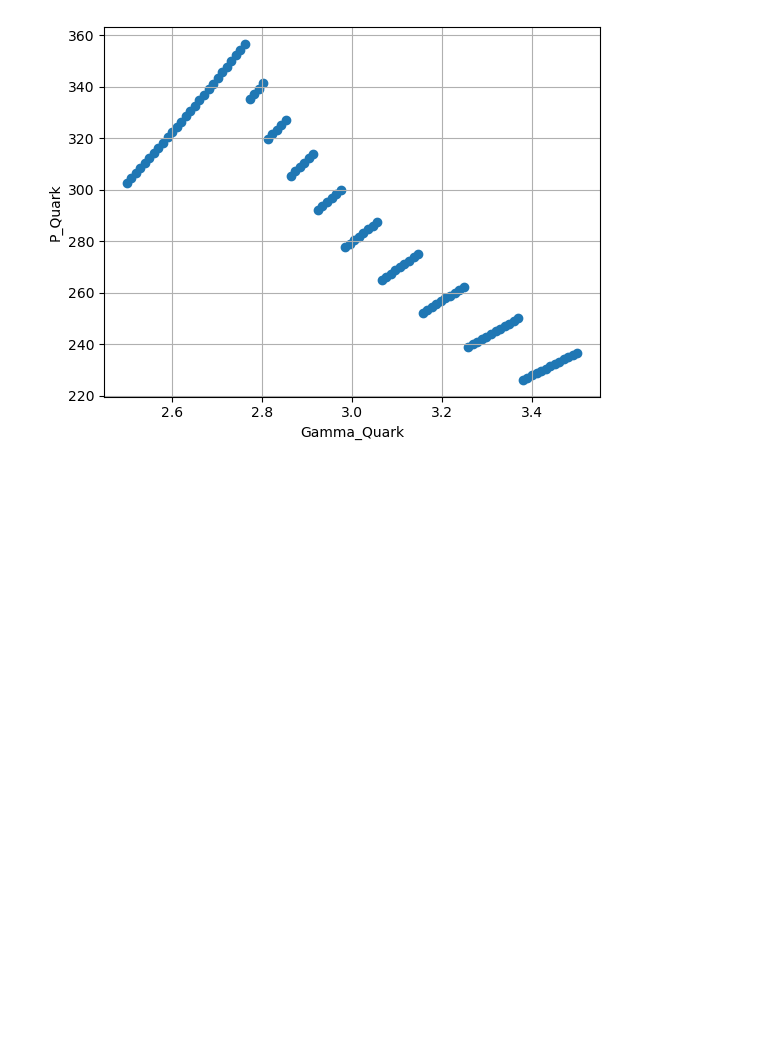
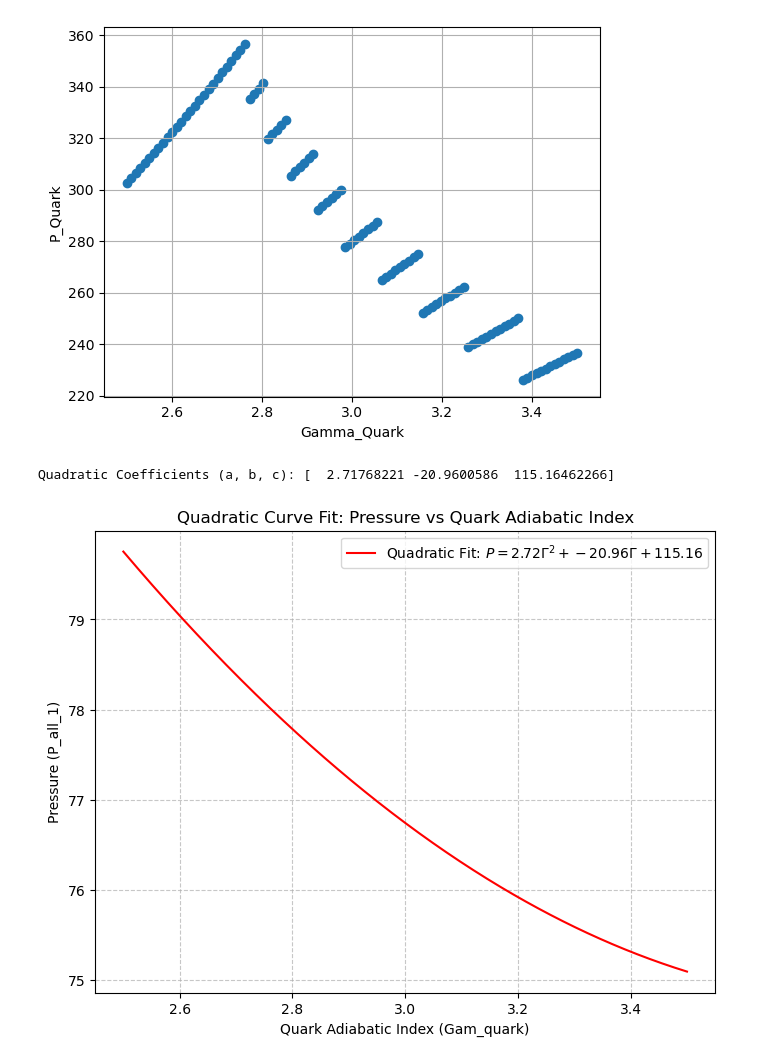
Before and after one commit to katta626/Phase_Transition, a Jupyter notebook: code/Relation_Codes/Different_GammaQ.ipynb, the cells around one changed output. Saved outputs shown, nothing was run; the diff lists cells and outputs as text; code cells hidden in the pictures; blank space fills up the shorter version.

```diff
--- a/code/Relation_Codes/Different_GammaQ.ipynb
+++ b/code/Relation_Codes/Different_GammaQ.ipynb
@@ -369,0 +358,31 @@ plt.show();
+# %%
+Gam_quark = np.array(Gam_quark)  # Replace with your actual data
+P_all_1 = np.array(P_all_1)      # Replace with your actual data
+
+# Check if their lengths match
+if len(Gam_quark) != len(P_all_1):
+    raise ValueError("Gam_quark and P_all_1 must have the same number of elements.")
+
+# Get quadratic fit
+coeffs, fit_fn = quadratic_fit(Gam_quark, P_all_1)
+
+# Print the coefficients
+print("Quadratic Coefficients (a, b, c):", coeffs)
+
+# Generate fine-grained points for the fitted curve
+Gam_fine = np.linspace(min(Gam_quark), max(Gam_quark), 500)  # Fine-grained x values
+P_fitted = fit_fn(Gam_fine)
+
+# Plot the original data and the fitted curve
+plt.figure(figsize=(8, 6))
+#plt.scatter(Gam_quark, P_all_1, color='blue', label='Original Data', zorder=3)
+plt.plot(Gam_fine, P_fitted, color='red', label=f'Quadratic Fit: $P = {coeffs[0]:.2f}\Gamma^2 + {coeffs[1]:.2f}\Gamma + {coeffs[2]:.2f}$', zorder=2)
+plt.xlabel('Quark Adiabatic Index (Gam_quark)')
+plt.ylabel('Pressure (P_all_1)')
+plt.title('Quadratic Curve Fit: Pressure vs Quark Adiabatic Index')
+plt.legend()
+plt.grid(True, linestyle='--', alpha=0.7)
+plt.show()
+# %% [output]
+Quadratic Coefficients (a, b, c): [  2.71768221 -20.9600586  115.16462266]
+[figure, added]
```
Also changed, not shown: parts of 7 cells of this notebook, 1 other file.
